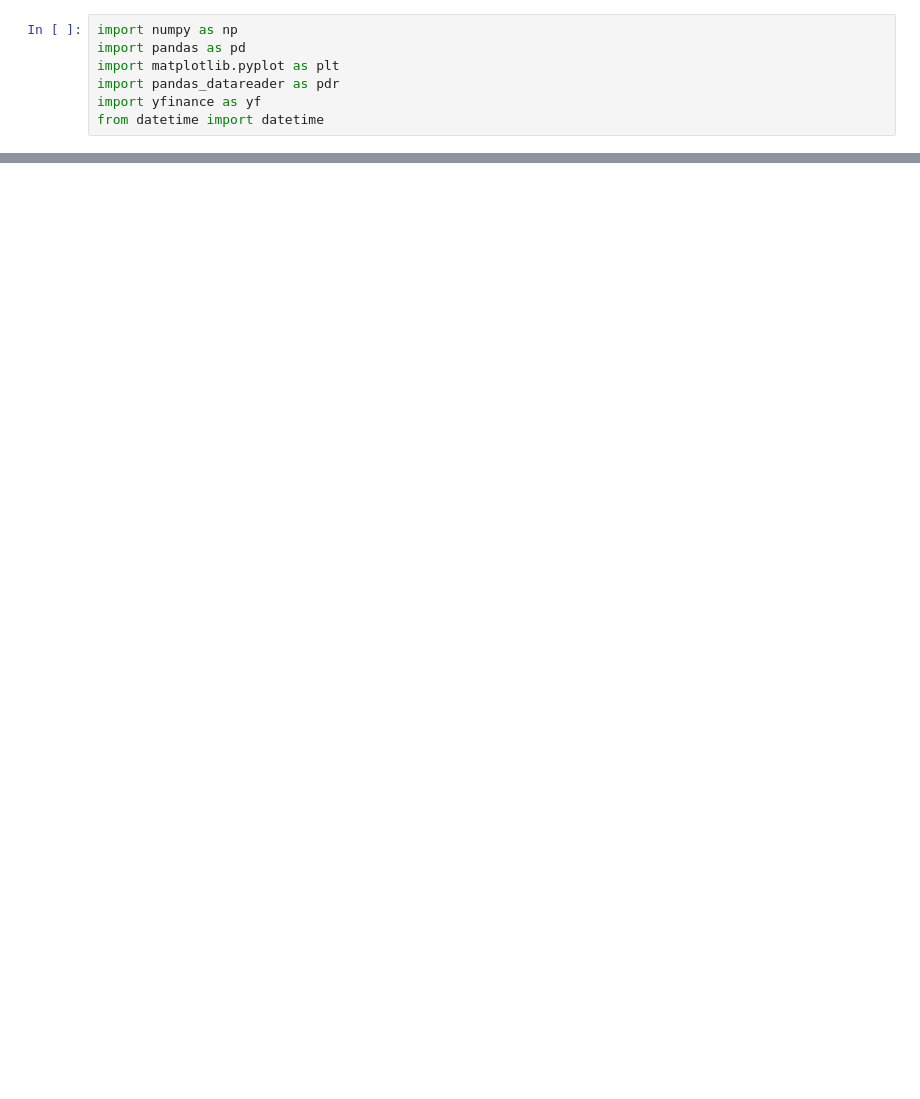
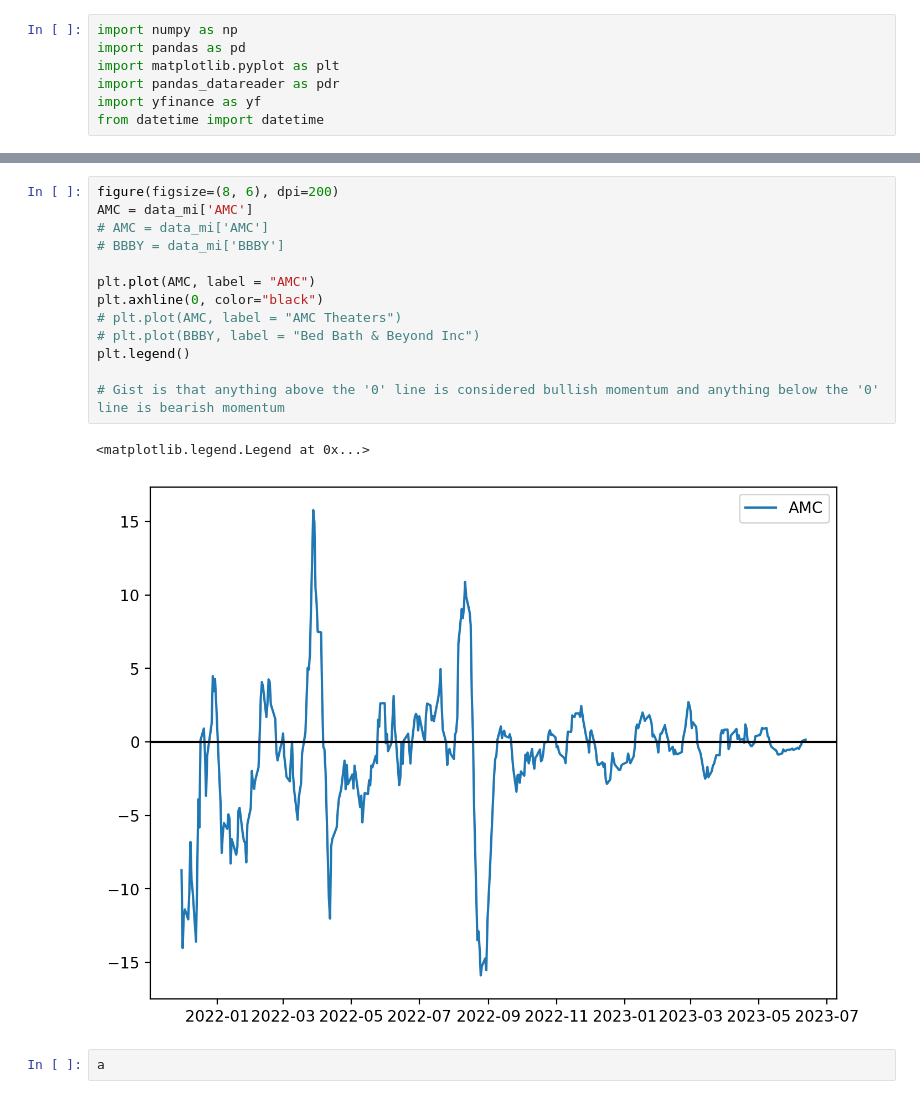
Before and after one commit to xwj0109/Quant-Finance, a Jupyter notebook: Momentum_strategy.ipynb, the cells around one changed output, grey strips where cells are left out. Drawn from its saved outputs; the diff is of its cells as text; blank space fills up the shorter version.

```diff
--- a/Momentum_strategy.ipynb
+++ b/Momentum_strategy.ipynb
@@ -72,0 +121,18 @@ GME.values, GME.mean()
+# %%
+figure(figsize=(8, 6), dpi=200)
+AMC = data_mi['AMC']
+# AMC = data_mi['AMC']
+# BBBY = data_mi['BBBY']
+
+plt.plot(AMC, label = "AMC")
+plt.axhline(0, color="black")
+# plt.plot(AMC, label = "AMC Theaters")
+# plt.plot(BBBY, label = "Bed Bath & Beyond Inc")
+plt.legend()
+
+# Gist is that anything above the '0' line is considered bullish momentum and anything below the '0' line is bearish momentum
+# %% [output]
+<matplotlib.legend.Legend at 0x...>
+[figure, added]
+# %%
+a
```
Also changed, not shown: parts of 7 cells of this notebook.
